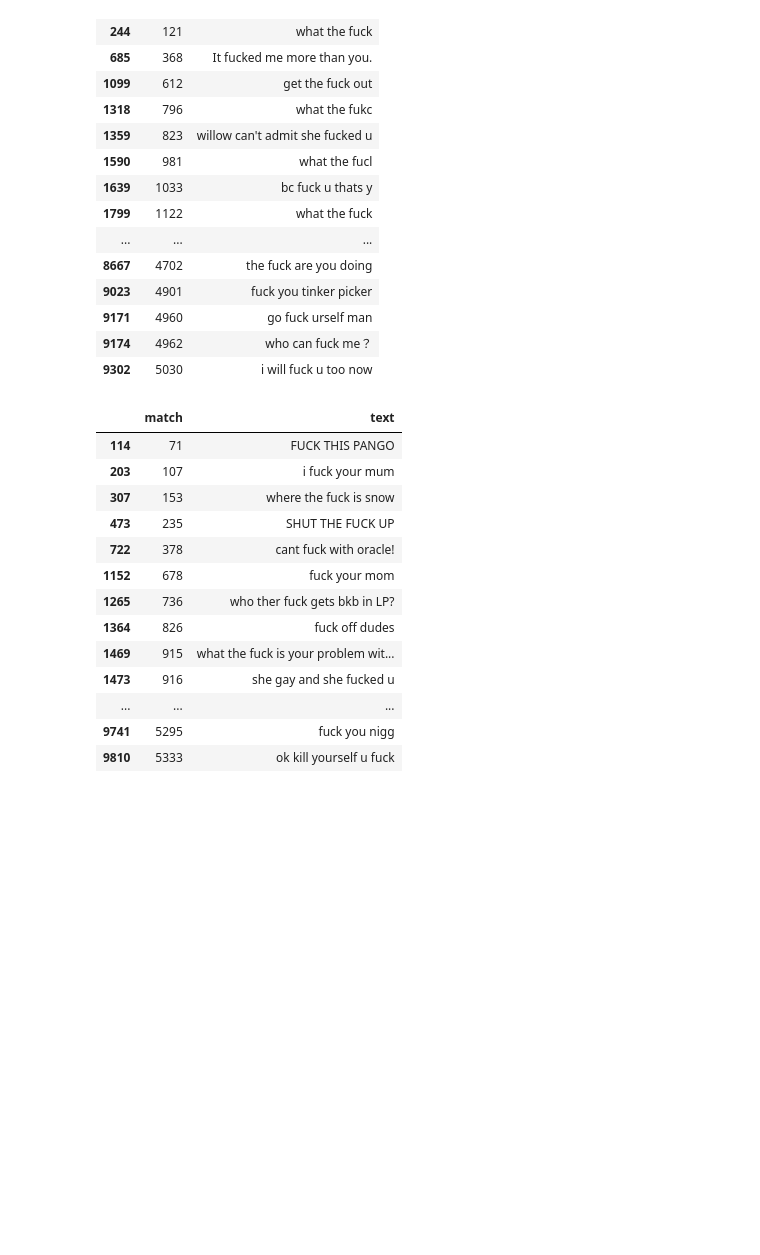
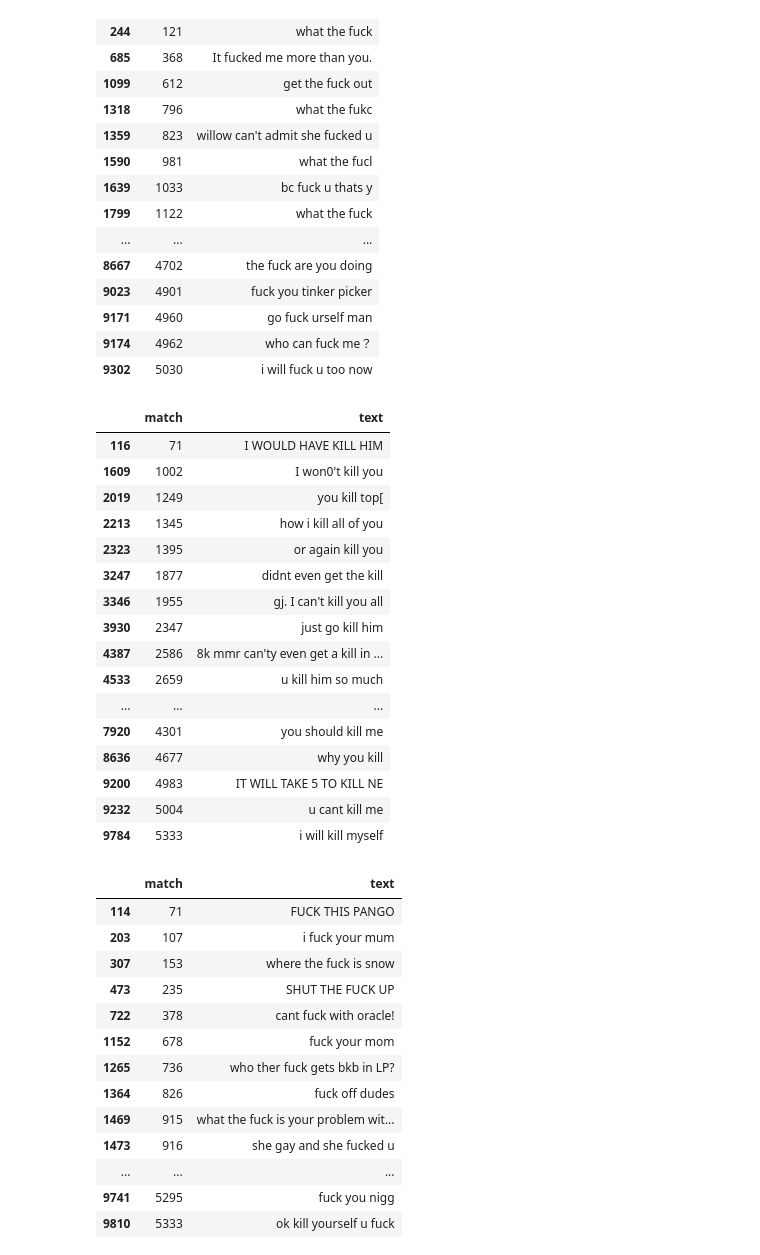
Before and after one commit to csralvall/online_game_toxicity, a Jupyter notebook: clustering_ftt.ipynb, the cells around one changed output. Saved outputs shown, nothing was run; the diff lists cells and outputs as text; code cells hidden in the pictures; blank space fills up the shorter version.

```diff
--- a/clustering_ftt.ipynb
+++ b/clustering_ftt.ipynb
@@ -310,6 +328,26 @@ ftt_group.get_group(33)[['match','text']]
 | 9171 | 4960 | go fuck urself man |
 | 9174 | 4962 | who can fuck me？ |
 | 9302 | 5030 | i will fuck u too now |
+# %%
+ftt_group.get_group(80)[['match','text']]
+# %% [output]
+|  | match | text |
+| 116 | 71 | I WOULD HAVE KILL HIM |
+| 1609 | 1002 | I won0't kill you |
+| 2019 | 1249 | you kill top[ |
+| 2213 | 1345 | how i kill all of you |
+| 2323 | 1395 | or again kill you |
+| 3247 | 1877 | didnt even get the kill |
+| 3346 | 1955 | gj. I can't kill you all |
+| 3930 | 2347 | just go kill him |
+| 4387 | 2586 | 8k mmr can'ty even get a kill in ... |
+| 4533 | 2659 | u kill him so much |
+| ... | ... | ... |
+| 7920 | 4301 | you should kill me |
+| 8636 | 4677 | why you kill |
+| 9200 | 4983 | IT WILL TAKE 5 TO KILL NE |
+| 9232 | 5004 | u cant kill me |
+| 9784 | 5333 | i will kill myself |
 # %%
 ftt_group.get_group(2)[['match','text']]
 # %% [output]
```
Also changed, not shown: parts of 7 cells of this notebook.
